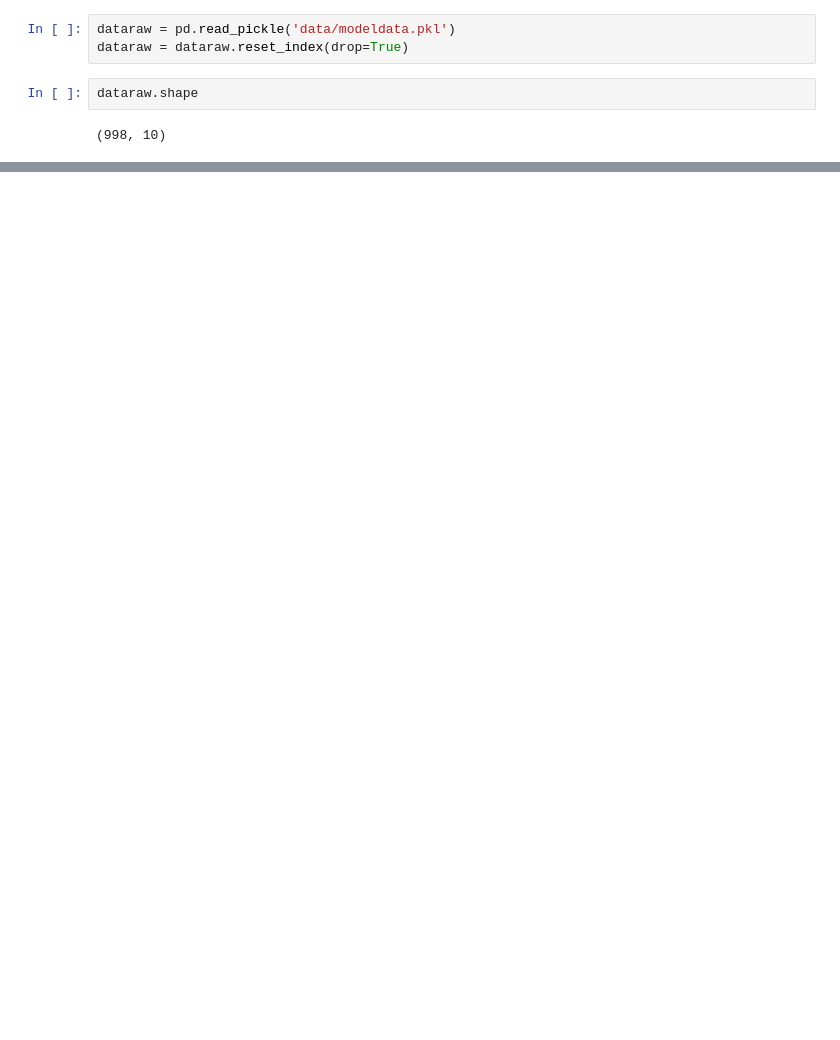
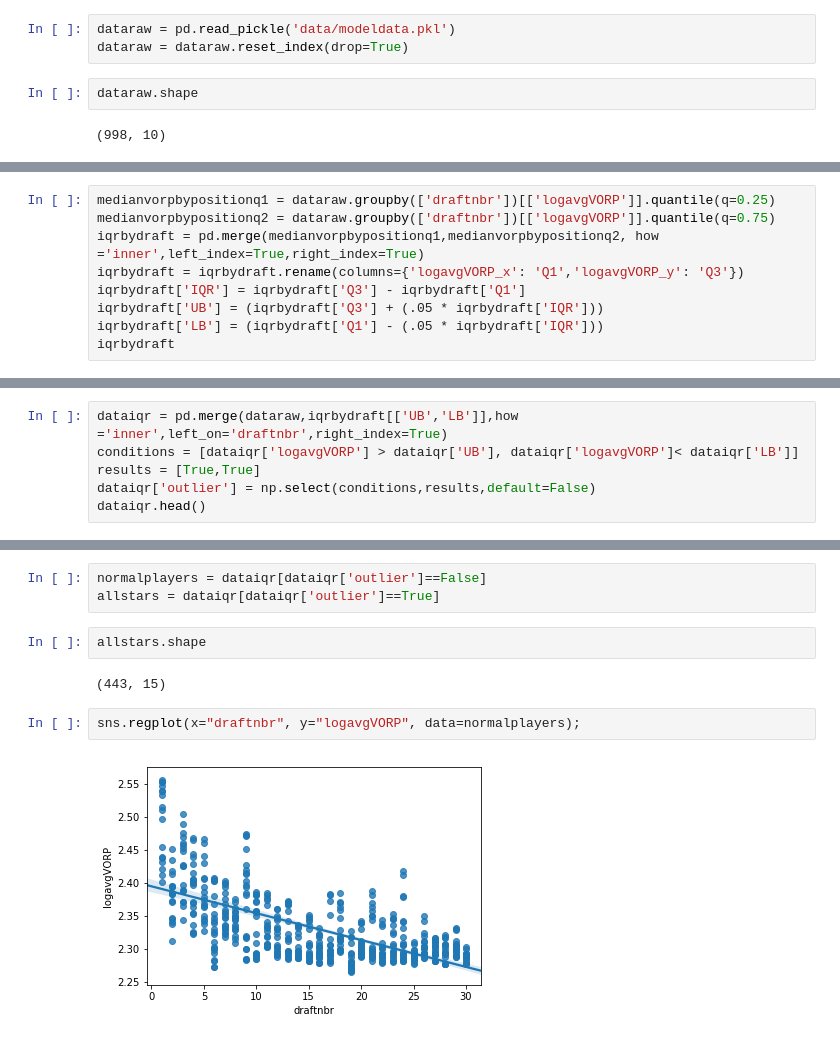
Before and after one commit to mkduchak/luther-project, a Jupyter notebook: 3_model_tuning.ipynb, the cells around one changed output, grey strips where cells are left out. Saved outputs shown, nothing was run; the diff lists cells and outputs as text; blank space fills up the shorter version.

```diff
--- a/3_model_tuning.ipynb
+++ b/3_model_tuning.ipynb
@@ -100,0 +197,9 @@ array([-0.00138467, -0.00388794,  0.00474214,  0.00860353, -0.00072074,
+# %%
+medianvorpbypositionq1 = dataraw.groupby(['draftnbr'])[['logavgVORP']].quantile(q=0.25)
+medianvorpbypositionq2 = dataraw.groupby(['draftnbr'])[['logavgVORP']].quantile(q=0.75)
+iqrbydraft = pd.merge(medianvorpbypositionq1,medianvorpbypositionq2, how ='inner',left_index=True,right_index=True)
+iqrbydraft = iqrbydraft.rename(columns={'logavgVORP_x': 'Q1','logavgVORP_y': 'Q3'})
+iqrbydraft['IQR'] = iqrbydraft['Q3'] - iqrbydraft['Q1']
+iqrbydraft['UB'] = (iqrbydraft['Q3'] + (.05 * iqrbydraft['IQR']))
+iqrbydraft['LB'] = (iqrbydraft['Q1'] - (.05 * iqrbydraft['IQR']))
+iqrbydraft
@@ -100,0 +232,6 @@ array([-0.00138467, -0.00388794,  0.00474214,  0.00860353, -0.00072074,
+# %%
+dataiqr = pd.merge(dataraw,iqrbydraft[['UB','LB']],how ='inner',left_on='draftnbr',right_index=True)
+conditions = [dataiqr['logavgVORP'] > dataiqr['UB'], dataiqr['logavgVORP']< dataiqr['LB']]
+results = [True,True]
+dataiqr['outlier'] = np.select(conditions,results,default=False)
+dataiqr.head()
@@ -100,0 +245,11 @@ array([-0.00138467, -0.00388794,  0.00474214,  0.00860353, -0.00072074,
+# %%
+normalplayers = dataiqr[dataiqr['outlier']==False]
+allstars = dataiqr[dataiqr['outlier']==True]
+# %%
+allstars.shape
+# %% [output]
+(443, 15)
+# %%
+sns.regplot(x="draftnbr", y="logavgVORP", data=normalplayers);
+# %% [output]
+[figure, added]
```
Also changed, not shown: parts of 31 cells of this notebook.
